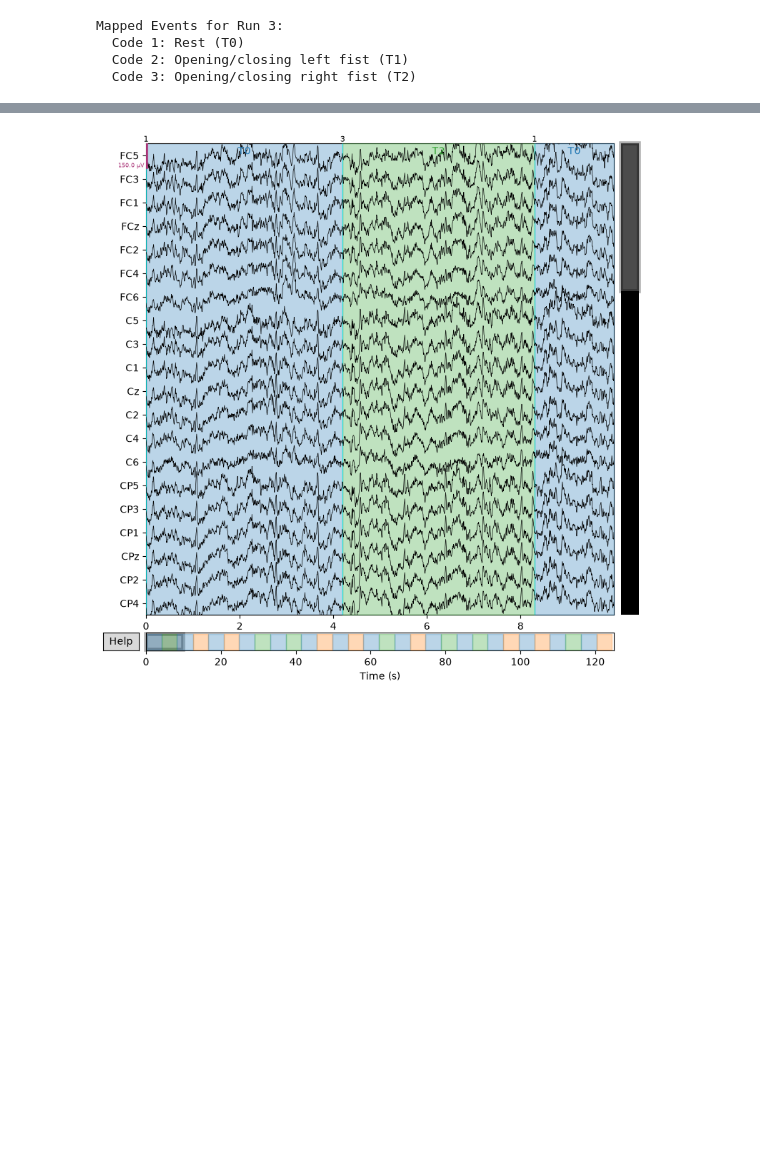
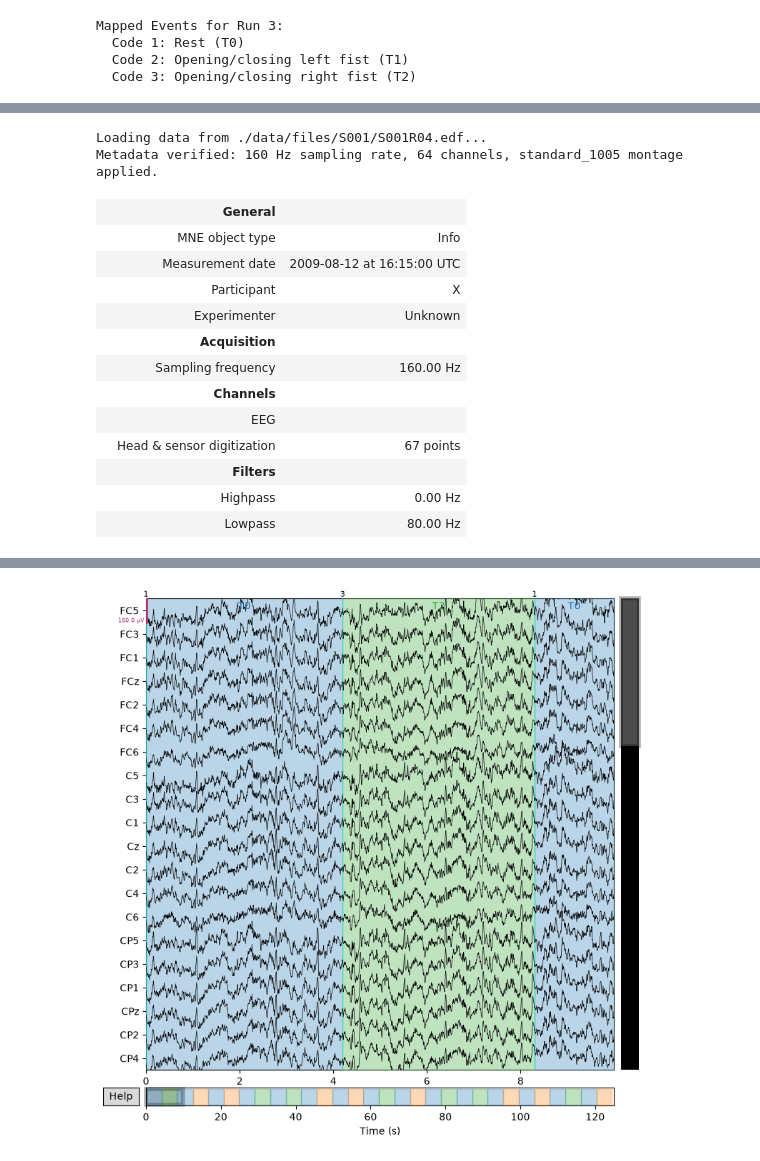
Before and after one commit to Alexvc23/Total-Perspective-Vortex, a Jupyter notebook: doc/test.ipynb, the cells around one changed output, grey strips where cells are left out. Saved outputs shown, nothing was run; the diff lists cells and outputs as text; code cells hidden in the pictures; blank space fills up the shorter version.

```diff
--- a/doc/test.ipynb
+++ b/doc/test.ipynb
@@ -135,0 +185,23 @@ Mapped Events for Run 3:
+# %%
+# retreive the 3D EEG data for subject 1, run 4
+  # with the standard_1005 montage for better spatial representation
+raw_3d_ex = load_eeg_data(1, 4, base_path=BASE_DATA_PATH, montage_type="standard_1005")
+# %% [output]
+Loading data from ./data/files/S001/S001R04.edf...
+Metadata verified: 160 Hz sampling rate, 64 channels, standard_1005 montage applied.
+# %%
+raw_3d_ex.info
+# %% [output]
+|  | General |  |
+|  | MNE object type | Info |
+|  | Measurement date | 2009-08-12 at 16:15:00 UTC |
+|  | Participant | X |
+|  | Experimenter | Unknown |
+|  | Acquisition |  |
+|  | Sampling frequency | 160.00 Hz |
+|  | Channels |  |
+|  | EEG |  |
+|  | Head & sensor digitization | 67 points |
+|  | Filters |  |
+|  | Highpass | 0.00 Hz |
+|  | Lowpass | 80.00 Hz |
```
Also changed, not shown: parts of 12 cells of this notebook, 1 other file.
